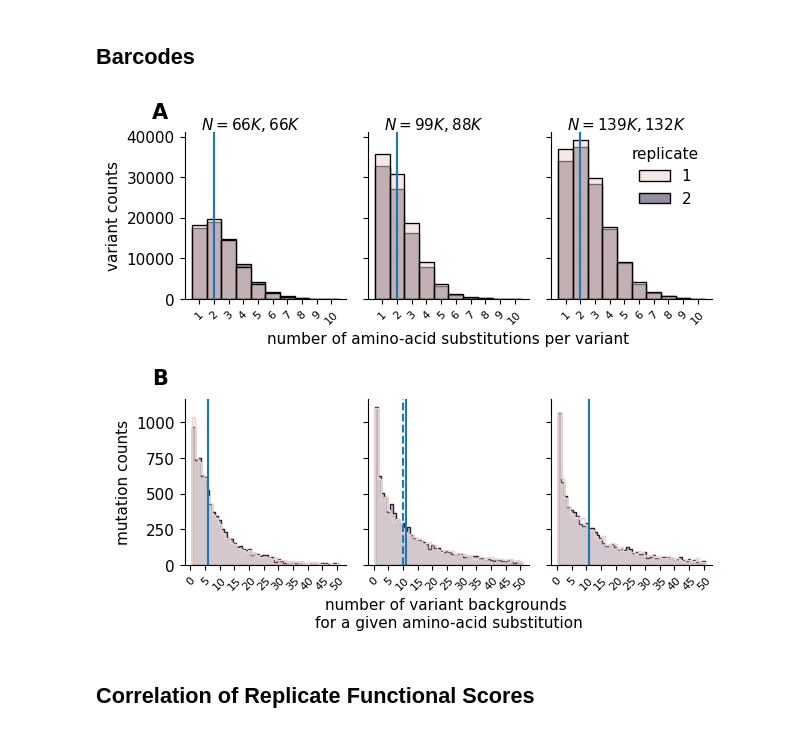
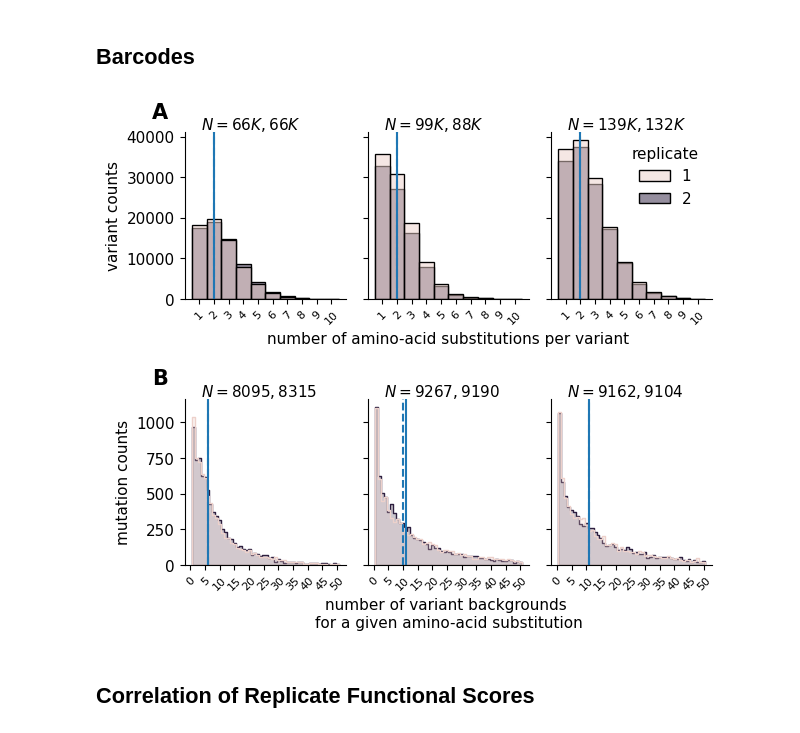
Before and after one commit to matsengrp/SARS-CoV-2_spike_multidms, a Jupyter notebook: notebooks/manuscript-figures.ipynb, the cells around one changed output. Drawn from its saved outputs; the diff is of its cells as text; code cells hidden in the pictures.

```diff
--- a/notebooks/manuscript-figures.ipynb
+++ b/notebooks/manuscript-figures.ipynb
@@ -254,6 +254,14 @@ for col, (condition, condition_df) in enumerate(collapsed_bc_df.groupby("conditi
         iter_ax.axvline(median, linestyle=("-" if rep == 1 else "--"))
 
     iter_ax.get_legend().remove()
+    n_rep1 = len(df.query("replicate == 1"))
+    n_rep2 = len(df.query("replicate == 2"))
+    iter_ax.text(
+        0.1, 1.1,
+        f"$N={n_rep1}, {n_rep2}$",
+        ha="left", va="top",
+        transform=iter_ax.transAxes
+    )
 
     xscale = "number of variant backgrounds \nfor a given amino-acid substitution" if col == 1 else ""
     iter_ax.set_xlabel(xscale)
@@ -269,33 +277,33 @@ for col, (condition, condition_df) in enumerate(collapsed_bc_df.groupby("conditi
         size=8,
         rotation=45
     )
 
     sns.despine(ax=iter_ax)
 
 plt.tight_layout()
 
 ax[0,0].text(
     -0.1, 1.06,
     f"A",
     ha="right", va="bottom",
     size=15,
     weight="bold",
     transform=ax[0,0].transAxes
 )
 ax[1,0].text(
     -0.1, 1.06,
     f"B",
     ha="right", va="bottom",
     size=15,
     weight="bold",
     transform=ax[1,0].transAxes
 )
 
 fig.subplots_adjust(hspace=.6)
 fig.savefig(f"{OUTDIR}/{saveas}.pdf")
 fig.savefig(f"{OUTDIR}/{saveas}.png")
 plt.show()
 # %% [output]
-[figure, old version]
+[figure, new version]
 # %% [markdown]
 ## Correlation of Replicate Functional Scores
```
Also changed, not shown: parts of 9 cells of this notebook, 28 other files.
